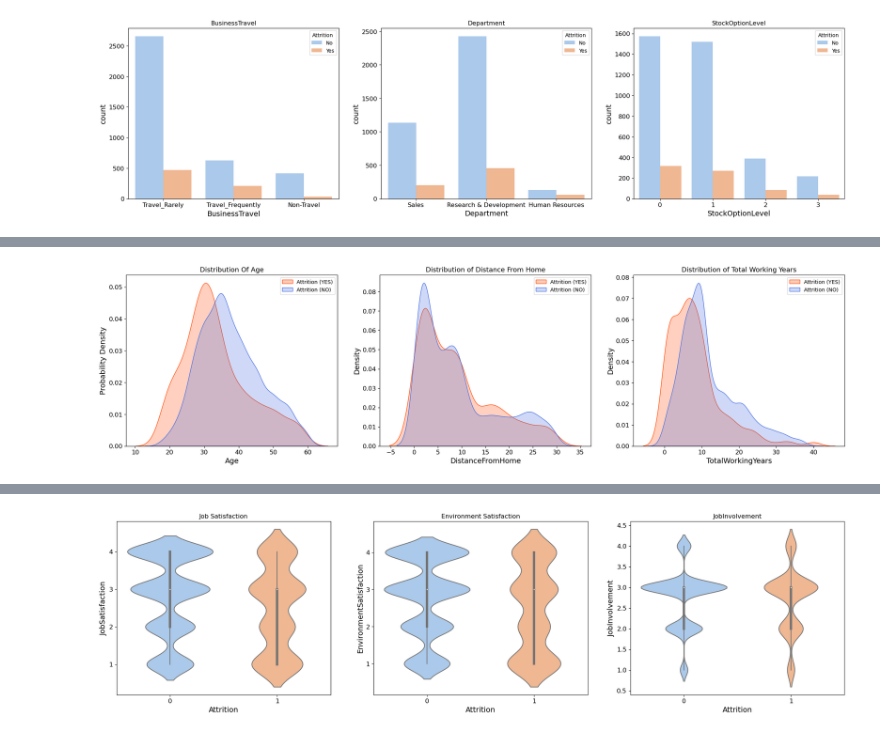
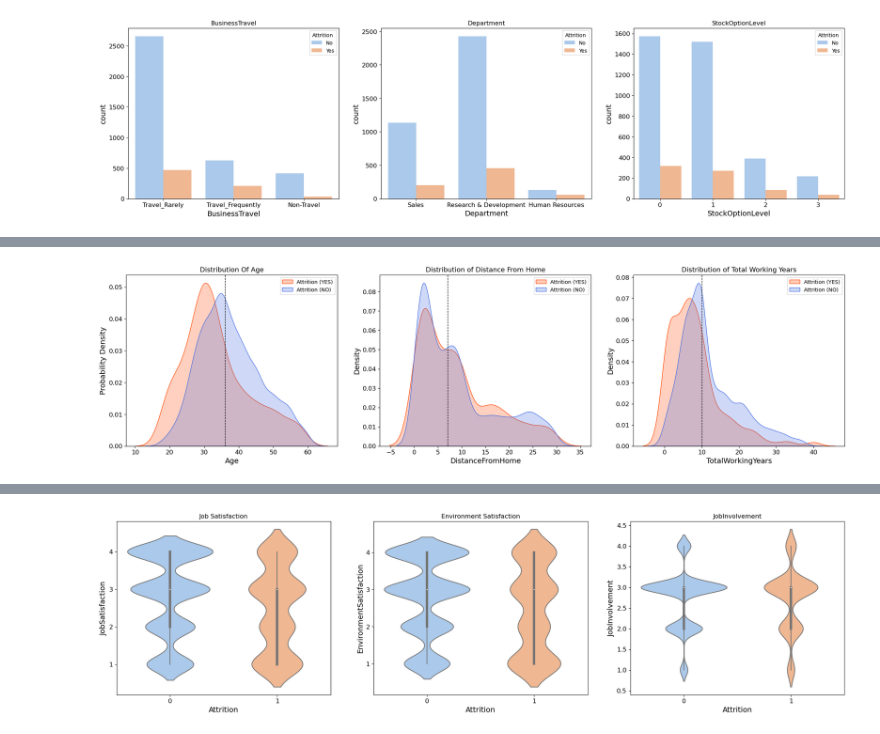
Before and after one commit to Lyderic17/blocAI, a Jupyter notebook: Projet.ipynb, the cells around one changed output, grey strips where cells are left out. Drawn from its saved outputs; the diff is of its cells as text; code cells hidden in the pictures.

```diff
--- a/Projet.ipynb
+++ b/Projet.ipynb
@@ -443,26 +479,29 @@ plt.show()
 # %%
 plt.figure(figsize=(25,6))
 
 plt.subplot(1,3,1)
 sns.kdeplot(general_data['Age'][general_data.Attrition=='Yes'], shade=True, color='orangered')
 sns.kdeplot(general_data['Age'][general_data.Attrition=='No'], shade=True, color='royalblue')
+plt.axvline(general_data['Age'].median(), color='k', linestyle='dashed', linewidth=1)
 plt.title('Distribution Of Age', fontsize=13)
 plt.ylabel('Probability Density')
 plt.legend(['Attrition (YES)','Attrition (NO)'])
 
 plt.subplot(1,3,2)
 sns.kdeplot(general_data['DistanceFromHome'][general_data.Attrition=='Yes'], shade=True, color='orangered')
 sns.kdeplot(general_data['DistanceFromHome'][general_data.Attrition=='No'], shade=True, color='royalblue')
+plt.axvline(general_data['DistanceFromHome'].median(), color='k', linestyle='dashed', linewidth=1)
 plt.title('Distribution of Distance From Home', fontsize=13)
 plt.legend(['Attrition (YES)','Attrition (NO)'])
 
 plt.subplot(1,3,3)
 sns.kdeplot(general_data['TotalWorkingYears'][general_data.Attrition=='Yes'], shade=True, color='orangered')
 sns.kdeplot(general_data['TotalWorkingYears'][general_data.Attrition=='No'], shade=True, color='royalblue')
+plt.axvline(general_data['TotalWorkingYears'].median(), color='k', linestyle='dashed', linewidth=1)
 plt.title('Distribution of Total Working Years', fontsize=13)
 plt.legend(['Attrition (YES)','Attrition (NO)'])
 
 
 plt.show()
 # %% [output]
-[figure, old version]
+[figure, new version]
```
Also changed, not shown: parts of 118 cells of this notebook.
